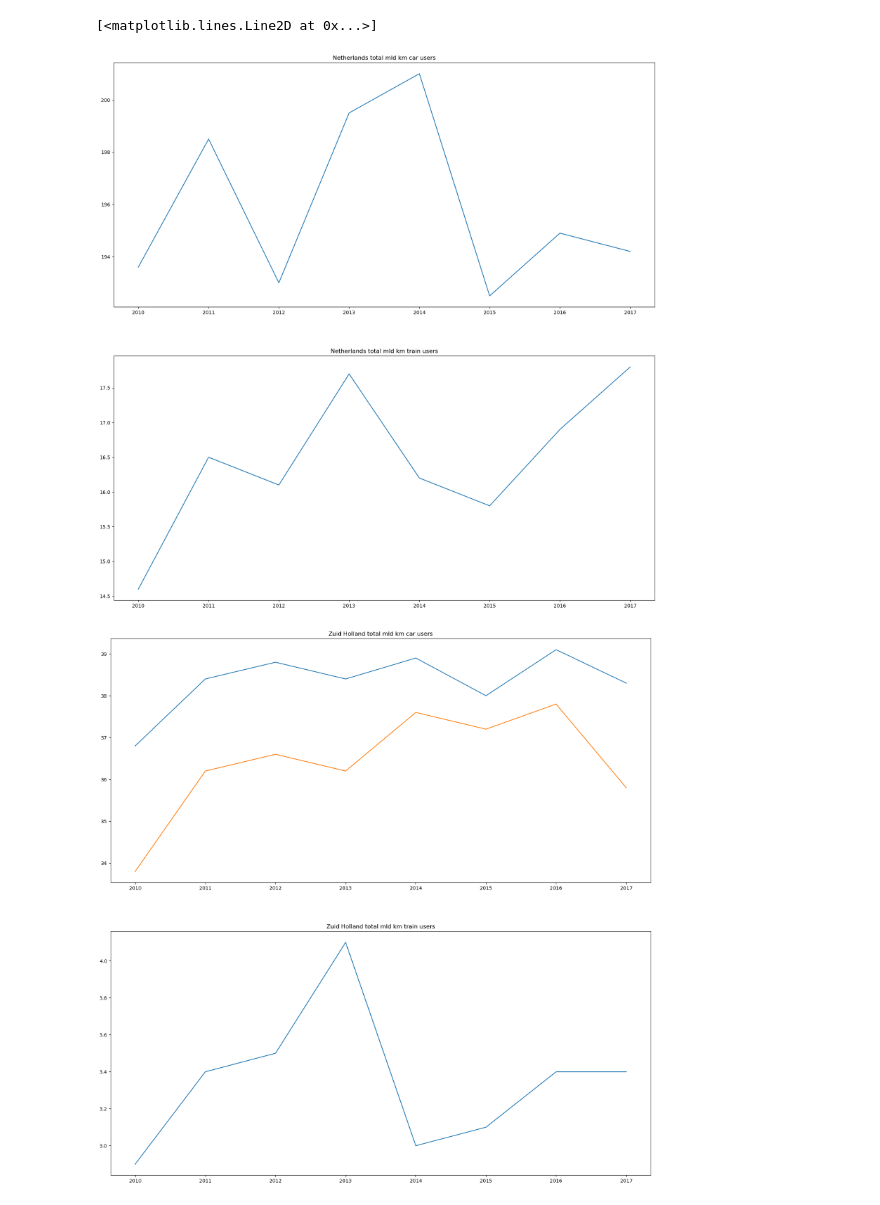
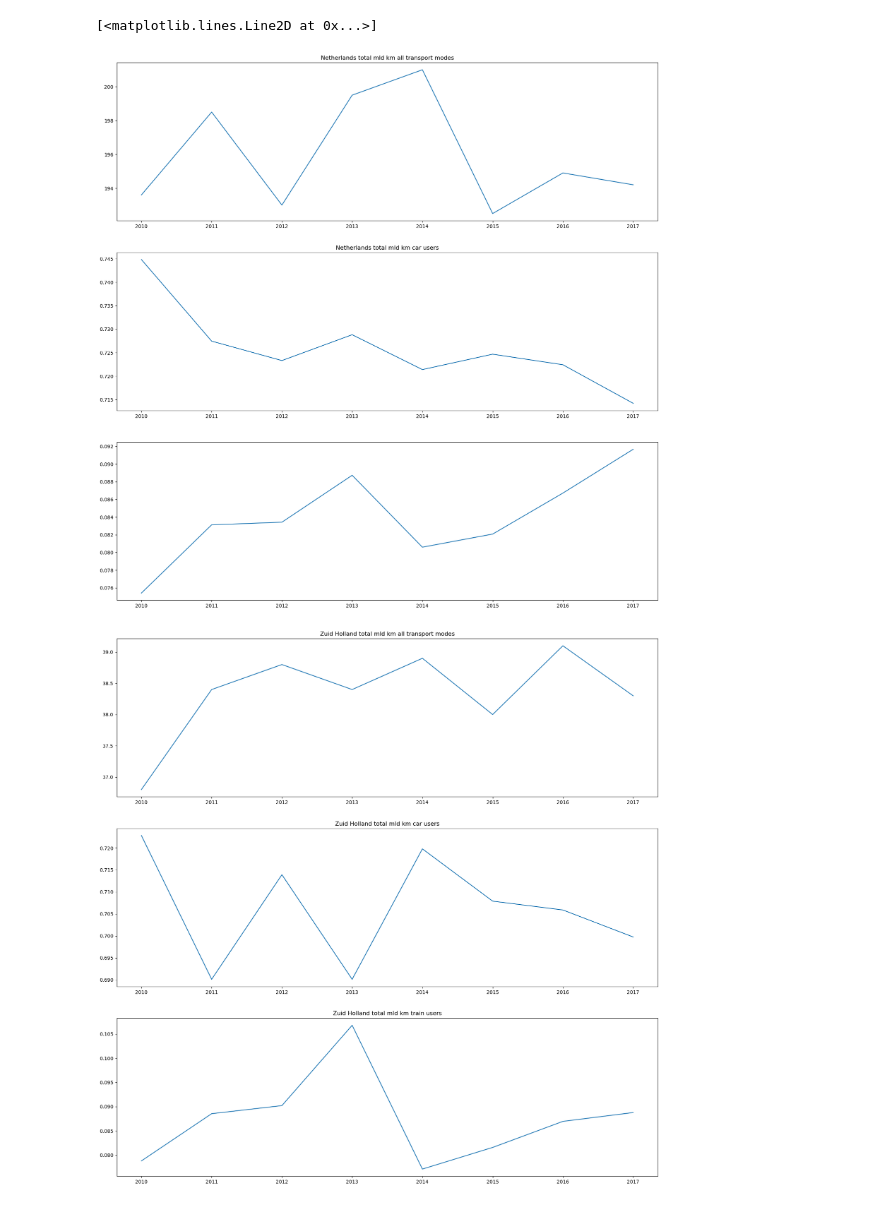
Before and after one commit to lisette-924/TIL6022-group11, a Jupyter notebook: Totale reizigerskm.ipynb, the cells around one changed output. Drawn from its saved outputs; the diff is of its cells as text; code cells hidden in the pictures.

Commit message:
Updated file with additional code cleaning
shows graphs of the percentage transport mode over total km's for all transport modes

```diff
--- a/Totale reizigerskm.ipynb
+++ b/Totale reizigerskm.ipynb
@@ -8,61 +8,74 @@ import matplotlib.pyplot as plt
 data = pd.read_csv("Totale_reizigerskilometers.csv", delimiter=';', decimal=',', skiprows=5)
 #Data for the Netherlands:
 tot = data[ data['Vervoerwijzen'].isin(['Totaal']) & data["Regio's"].isin(['Nederland'])].transpose() #total km's per year for all transport modes
-car = ( data[ data['Vervoerwijzen'].isin(['Auto (bestuurder)']) & data["Regio's"].isin(['Nederland'])] +
-         data[ data['Vervoerwijzen'].isin(['Auto (passagier)']) & data["Regio's"].isin(['Nederland'])] ).transpose() #total km's per year for car as driver and passenger
-train = data[ data['Vervoerwijzen'].isin(['Trein']) & data["Regio's"].isin(['Nederland'])].transpose() #total km's per year for train passengers
+car = ( data[ data['Vervoerwijzen'].isin(['Auto (bestuurder)']) &
+       data["Regio's"].isin(['Nederland']) ].reset_index(drop=True).transpose() +
+       data[ data['Vervoerwijzen'].isin(['Auto (passagier)']) &
+       data["Regio's"].isin(['Nederland']) ].reset_index(drop=True).transpose()
+      ) #total km's per year for car as driver and passenger
+train = data[ data['Vervoerwijzen'].isin(['Trein']) & data["Regio's"].isin(['Nederland'])].reset_index(drop=True).transpose() #total km's per year for train passengers
 tot.index = [0, 0, 2010, 2011, 2012, 2013, 2014, 2015, 2016, 2017] #change index names, because names are 'mld km.1' instead of the years; first two rows are a list of names which are referring to transport mode and province
-car.index = car2.index = train.index = tot.index
+car.index = train.index = tot.index
+
 # display(tot) #display to check table forms of new dataframes
 # display(car[13]+car2[26])
 # display(train[39])
+
 plt.figure(figsize=(20, 20))
 plt.subplot(3,1,1)
 plt.title('Netherlands total mld km all transport modes')
 plt.plot(tot.iloc[2:,:]) #plot for total km's in Netherlands; iloc is for filtering the first two rows which are names and no values
 plt.subplot(3,1,2)
 plt.title('Netherlands total mld km car users')
-plt.plot(car[13].iloc[2:] + car2[26].iloc[2:]) #plot for total km's for car drivers and passengers in the Netherlands
+plt.plot(car.iloc[2:,:] / tot.iloc[2:,:]) #plot for total km's for car drivers and passengers in the Netherlands devided by total km
 plt.subplot(3,1,3)
-plt.title('Netherlands total mld km train users')
-plt.plot(train.iloc[2:,:]) #plot for total km's for train passengers in the Netherlands
+# plt.title('Netherlands total mld km train users')
+plt.plot(train.iloc[2:,:] / tot.iloc[2:,:]) #plot for total km's for train passengers in the Netherlands devided by total km
+
 
 #Data for the province of Zuid Holland
-totZH = data[ data['Vervoerwijzen'].isin(['Totaal']) & data["Regio's"].isin(['Zuid-Holland (PV)'])].transpose() #filtering the data for Zuid-Holland
-carZH = ( data[ data['Vervoerwijzen'].isin(['Auto (bestuurder)']) & data["Regio's"].isin(['Zuid-Holland (PV)']) ] +
-        data[ data['Vervoerwijzen'].isin(['Auto (bestuurder)']) & data["Regio's"].isin(['Zuid-Holland (PV)']) ] ).transpose()
-trainZH = data[ data['Vervoerwijzen'].isin(['Trein']) & data["Regio's"].isin(['Zuid-Holland (PV)'])].transpose()
+totZH = data[ data['Vervoerwijzen'].isin(['Totaal']) & data["Regio's"].isin(['Zuid-Holland (PV)'])].reset_index(drop=True).transpose() #filtering the data for Zuid-Holland
+carZH = ( data[ data['Vervoerwijzen'].isin(['Auto (bestuurder)']) &
+         data["Regio's"].isin(['Zuid-Holland (PV)']) ].reset_index(drop=True).transpose() +
+         data[ data['Vervoerwijzen'].isin(['Auto (passagier)']) &
+         data["Regio's"].isin(['Zuid-Holland (PV)']) ].reset_index(drop=True).transpose()
+        )
+trainZH = data[ data['Vervoerwijzen'].isin(['Trein']) & data["Regio's"].isin(['Zuid-Holland (PV)'])].reset_index(drop=True).transpose()
 totZH.index = carZH.index = trainZH.index = tot.index
 
 plt.figure(figsize=(20, 20))
 plt.subplot(3,1,1)
 plt.title('Zuid Holland total mld km all transport modes')
 plt.plot(totZH.iloc[2:,:]) #plot for total km's in Zuid-Holland
 plt.subplot(3,1,2)
 plt.title('Zuid Holland total mld km car users')
-plt.plot(carZH.iloc[2:,:]) #plot for total km's in Zuid Holland for car drivers and passengers in Zuid-Holland
+plt.plot(carZH.iloc[2:,:] / totZH.iloc[2:,:]) #plot for total km's in Zuid Holland for car drivers and passengers in Zuid-Holland devided by total km
 plt.subplot(3,1,3)
 plt.title('Zuid Holland total mld km train users')
-plt.plot(trainZH.iloc[2:,:]) #plot for total km's for train passengers in the Zuid-Holland
+plt.plot(trainZH.iloc[2:,:] / totZH.iloc[2:,:] ) #plot for total km's for train passengers in the Zuid-Holland devided by total km
+
 
 #data for the province of Groningen
-totZH = data[ data['Vervoerwijzen'].isin(['Totaal']) & data["Regio's"].isin(['Groningen (PV)'])].transpose() #filtering the data for Groningen
-carZH = ( data[ data['Vervoerwijzen'].isin(['Auto (bestuurder)']) & data["Regio's"].isin(['Groningen (PV)']) ] +
-        data[ data['Vervoerwijzen'].isin(['Auto (bestuurder)']) & data["Regio's"].isin(['Groningen (PV)']) ] ).transpose()
-trainZH = data[ data['Vervoerwijzen'].isin(['Trein']) & data["Regio's"].isin(['Groningen (PV)'])].transpose()
-totZH.index = carZH.index = trainZH.index = tot.index
+totGR = data[ data['Vervoerwijzen'].isin(['Totaal']) & data["Regio's"].isin(['Groningen (PV)'])].reset_index(drop=True).transpose() #filtering the data for Groningen
+carGR = ( data[ data['Vervoerwijzen'].isin(['Auto (bestuurder)']) &
+            data["Regio's"].isin(['Groningen (PV)']) ].reset_index(drop=True).transpose() +
+            data[ data['Vervoerwijzen'].isin(['Auto (passagier)']) &
+            data["Regio's"].isin(['Groningen (PV)']) ].reset_index(drop=True).transpose()
+        )
+trainGR = data[ data['Vervoerwijzen'].isin(['Trein']) & data["Regio's"].isin(['Groningen (PV)'])].reset_index(drop=True).transpose()
+totGR.index = carGR.index = trainGR.index = tot.index
 
 plt.figure(figsize=(20, 20))
-plt.subplot(2,1,1)
+plt.subplot(3,1,1)
 plt.title('Groningen total mld km all transport modes')
-plt.plot(totZH.iloc[2:,:]) #plot for total km's in Groningen
-plt.subplot(2,1,1)
+plt.plot(totGR.iloc[2:,:]) #plot for total km's in Groningen
+plt.subplot(3,1,2)
 plt.title('Groningen total mld km car users')
-plt.plot(carZH.iloc[2:,:]) #plot for total km's in Zuid Holland for car drivers and passengers in Groningen
-plt.subplot(2,1,2)
+plt.plot(carGR.iloc[2:,:] / totGR.iloc[2:,:]) #plot for total km's in Zuid Holland for car drivers and passengers in Groningen devided by total km
+plt.subplot(3,1,3)
 plt.title('Groningen total mld km train users')
-plt.plot(trainZH.iloc[2:,:]) #plot for total km's for train passengers in the Groningen
+plt.plot(trainGR.iloc[2:,:] / totGR.iloc[2:,:]) #plot for total km's for train passengers in the Groningen devided by total km
 # %% [output]
 [<matplotlib.lines.Line2D at 0x...>]
-[figure, old version]
+[figure, new version]
-[figure, old version]
+[figure, new version]
```
Also changed, not shown: parts of 1 cell of this notebook.
